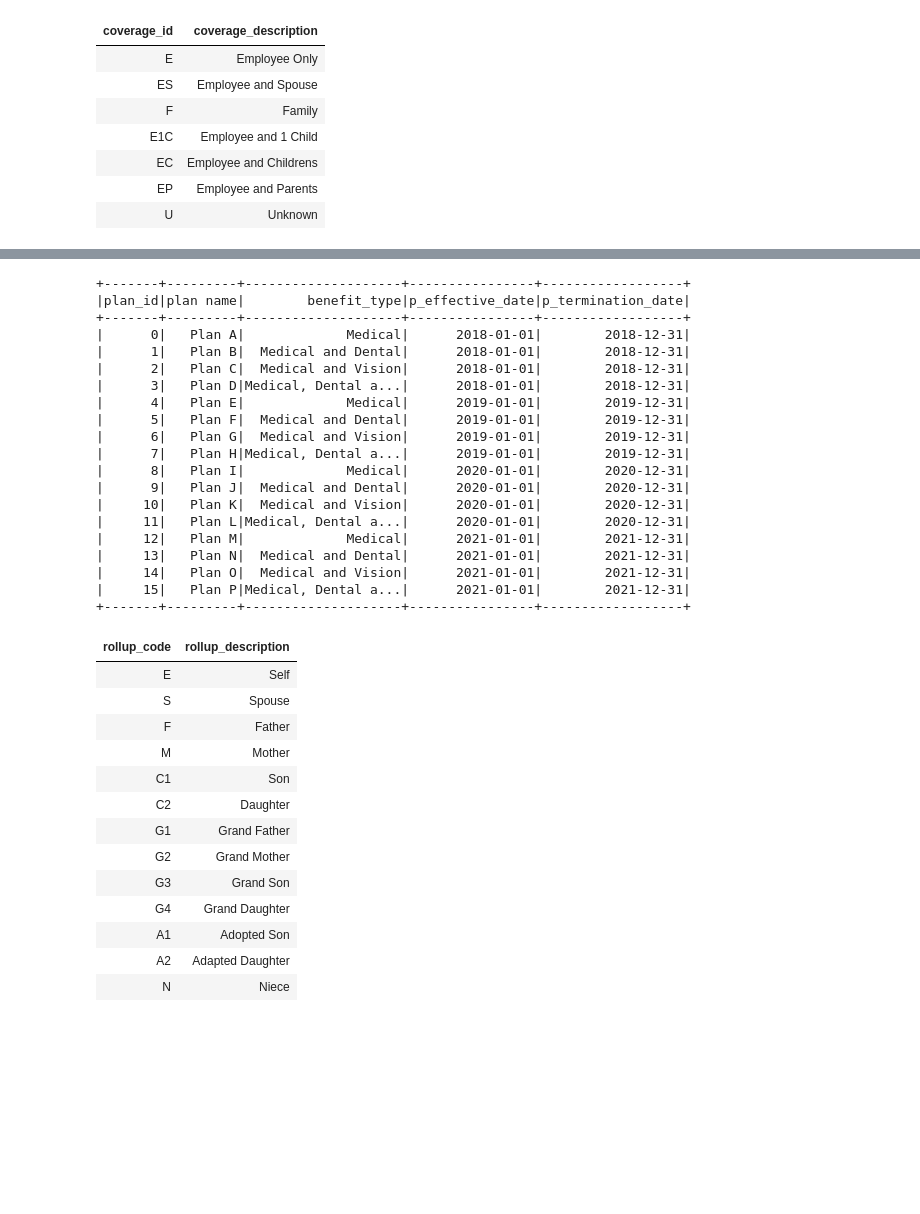
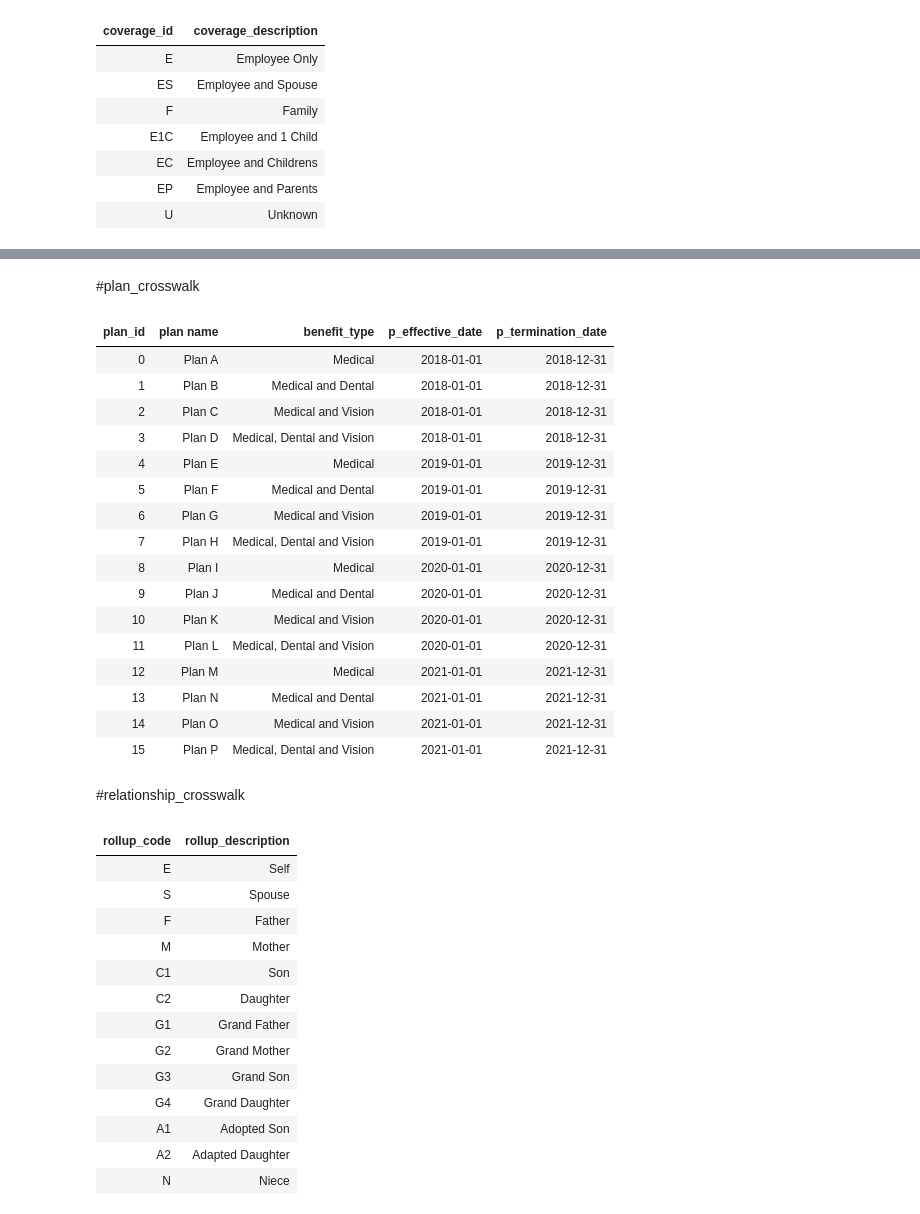
Before and after one commit to cezanekarki/Bootcamp-Tasks, a Jupyter notebook: US HealthCare Project/US_healthcare_mock_data_project.ipynb, the cells around one changed output, grey strips where cells are left out. Saved outputs shown, nothing was run; the diff lists cells and outputs as text; code cells hidden in the pictures; blank space fills up the shorter version.

```diff
--- a/US HealthCare Project/US_healthcare_mock_data_project.ipynb
+++ b/US HealthCare Project/US_healthcare_mock_data_project.ipynb
@@ -84,28 +88,29 @@ group_crosswalk.show()
+# %% [markdown]
+#plan_crosswalk
 # %%
 plan_crosswalk = plan_crosswalk.withColumnRenamed("effective_date","p_effective_date")\
     .withColumnRenamed("termination_date","p_termination_date")
-plan_crosswalk.show()
+display(plan_crosswalk)
 # %% [output]
-+-------+---------+--------------------+----------------+------------------+
-|plan_id|plan name|        benefit_type|p_effective_date|p_termination_date|
-+-------+---------+--------------------+----------------+------------------+
-|      0|   Plan A|             Medical|      2018-01-01|        2018-12-31|
-|      1|   Plan B|  Medical and Dental|      2018-01-01|        2018-12-31|
-|      2|   Plan C|  Medical and Vision|      2018-01-01|        2018-12-31|
-|      3|   Plan D|Medical, Dental a...|      2018-01-01|        2018-12-31|
-|      4|   Plan E|             Medical|      2019-01-01|        2019-12-31|
-|      5|   Plan F|  Medical and Dental|      2019-01-01|        2019-12-31|
-|      6|   Plan G|  Medical and Vision|      2019-01-01|        2019-12-31|
-|      7|   Plan H|Medical, Dental a...|      2019-01-01|        2019-12-31|
-|      8|   Plan I|             Medical|      2020-01-01|        2020-12-31|
-|      9|   Plan J|  Medical and Dental|      2020-01-01|        2020-12-31|
-|     10|   Plan K|  Medical and Vision|      2020-01-01|        2020-12-31|
-|     11|   Plan L|Medical, Dental a...|      2020-01-01|        2020-12-31|
-|     12|   Plan M|             Medical|      2021-01-01|        2021-12-31|
-|     13|   Plan N|  Medical and Dental|      2021-01-01|        2021-12-31|
-|     14|   Plan O|  Medical and Vision|      2021-01-01|        2021-12-31|
-|     15|   Plan P|Medical, Dental a...|      2021-01-01|        2021-12-31|
-+-------+---------+--------------------+----------------+------------------+
+| plan_id | plan name | benefit_type | p_effective_date | p_termination_date |
+| 0 | Plan A | Medical | 2018-01-01 | 2018-12-31 |
+| 1 | Plan B | Medical and Dental | 2018-01-01 | 2018-12-31 |
+| 2 | Plan C | Medical and Vision | 2018-01-01 | 2018-12-31 |
+| 3 | Plan D | Medical, Dental and Vision | 2018-01-01 | 2018-12-31 |
+| 4 | Plan E | Medical | 2019-01-01 | 2019-12-31 |
+| 5 | Plan F | Medical and Dental | 2019-01-01 | 2019-12-31 |
+| 6 | Plan G | Medical and Vision | 2019-01-01 | 2019-12-31 |
+| 7 | Plan H | Medical, Dental and Vision | 2019-01-01 | 2019-12-31 |
+| 8 | Plan I | Medical | 2020-01-01 | 2020-12-31 |
+| 9 | Plan J | Medical and Dental | 2020-01-01 | 2020-12-31 |
+| 10 | Plan K | Medical and Vision | 2020-01-01 | 2020-12-31 |
+| 11 | Plan L | Medical, Dental and Vision | 2020-01-01 | 2020-12-31 |
+| 12 | Plan M | Medical | 2021-01-01 | 2021-12-31 |
+| 13 | Plan N | Medical and Dental | 2021-01-01 | 2021-12-31 |
+| 14 | Plan O | Medical and Vision | 2021-01-01 | 2021-12-31 |
+| 15 | Plan P | Medical, Dental and Vision | 2021-01-01 | 2021-12-31 |
+# %% [markdown]
+#relationship_crosswalk
 # %%
 display(relationship_crosswalk)
 # %% [output]
```
Also changed, not shown: parts of 26 cells of this notebook.
